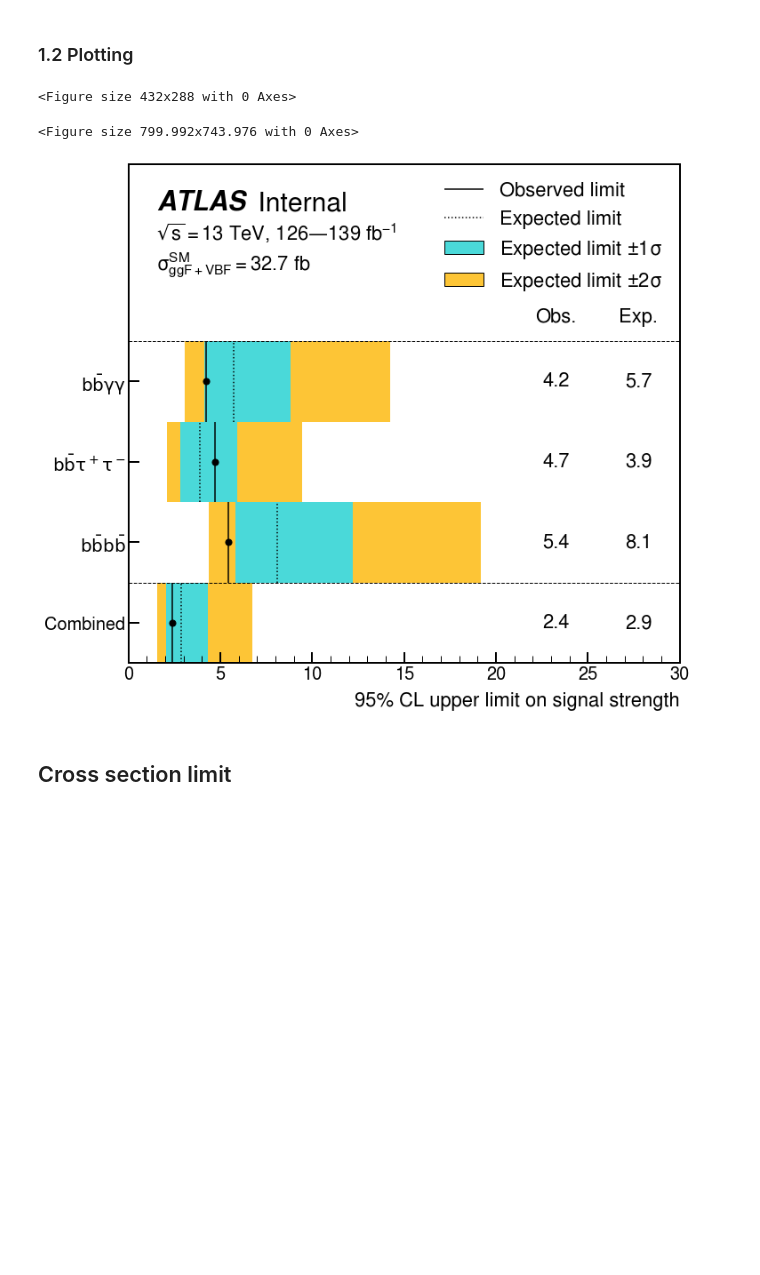
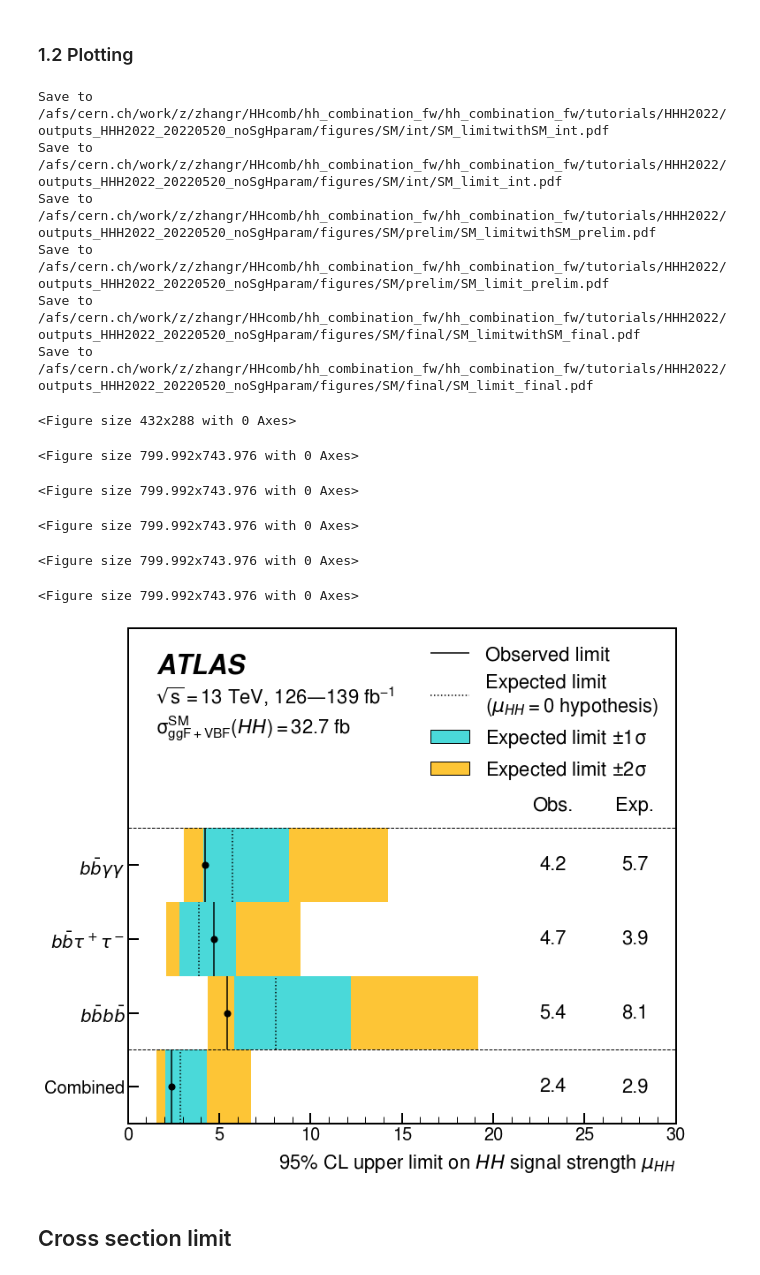
Before and after one commit to dyl64/hh_combination_fw, a Jupyter notebook: tutorials/HHH2022/GenPlots.ipynb, the cells around one changed output. Saved outputs shown, nothing was run; the diff lists cells and outputs as text; code cells hidden in the pictures; blank space fills up the shorter version.

Commit message:
Update plots

```diff
--- a/tutorials/HHH2022/GenPlots.ipynb
+++ b/tutorials/HHH2022/GenPlots.ipynb
@@ -47,9 +33,9 @@ def remove_list(data):
             data[k][p] = v_[0]
     return data
 channel_label_map = {
-    'bbbb': r"$\mathrm{b\bar{b}b\bar{b}}$",
-    'bbtautau': r"$\mathrm{b\bar{b}\tau^+\tau^-}$",
-    'bbyy': r"$\mathrm{b\bar{b}\gamma\gamma}$",
+    'bbbb': r"$\mathit{b\bar{b}b\bar{b}}$",
+    'bbtautau': r"$\mathit{b\bar{b}\tau^+\tau^-}$",
+    'bbyy': r"$\mathit{b\bar{b}\gamma\gamma}$",
     'combined': r"Combined",
 }
 # channel_text = {
@@ -59,11 +45,12 @@ channel_label_map = {
 #     'bbtautau': r'$m_H=125.09$ GeV//$\mathrm{HH\rightarrow b\bar{b}\tau^+\tau^-}$',
 # }
 channel_text = {
-    'combined': r'$\mathrm{HH\rightarrow b\bar{b}\tau^+\tau^-} + b\bar{b}\gamma\gamma + b\bar{b}b\bar{b}$',
-    'bbbb': r'$\mathrm{HH\rightarrow b\bar{b}b\bar{b}}$',
-    'bbyy': r'$\mathrm{HH\rightarrow b\bar{b}\gamma\gamma}$',
-    'bbtautau': r'$\mathrm{HH\rightarrow b\bar{b}\tau^+\tau^-}$',
+    'combined': r'$\mathit{HH\rightarrow b\bar{b}\tau^+\tau^- + b\bar{b}\gamma\gamma + b\bar{b}b\bar{b}}$',
+    'bbbb': r'$\mathit{HH\rightarrow b\bar{b}b\bar{b}}$',
+    'bbyy': r'$\mathit{HH\rightarrow b\bar{b}\gamma\gamma}$',
+    'bbtautau': r'$\mathit{HH\rightarrow b\bar{b}\tau^+\tau^-}$',
 }
+statuses = ['int', 'prelim', 'final']
 # %%
 31.02+1.723, 31.05+1.726
 # %% [output]
@@ -93,14 +80,15 @@ def append_limit_SM(sm_limit_df):
     return sm_limit_df
 
 
-def plot_SM(sm_limit_df, third = False):
+def plot_SM(sm_limit_df, third = False, status='int'):
     plotting_order = ['combined', 'bbbb', 'bbtautau', 'bbyy' ]
     sm_limit_df = sm_limit_df[plotting_order]
     analysis_label_options = {'fontsize':30, 'energy': '13 TeV',
+                              'status': status,
                                       'lumi': '126—139 fb$^{-1}$',
                                       # https://twiki.cern.ch/twiki/bin/view/LHCPhysics/LHCHWGHH?redirectedfrom=LHCPhysics.LHCHXSWGHH#Latest_recommendations_for_gluon
 #                                       'extra_text': r'$m_H=125.09$ GeV//$\sigma_{ggF+VBF}^{SM}=32.7$ fb', # 125.09GeV: 31.02+1.723=32.743;  125GeV: 31.05+1.726=32.776
-                                      'extra_text': r'$\sigma_{ggF+VBF}^{SM}=32.7$ fb', # 125.09GeV: 31.02+1.723=32.743;  125GeV: 31.05+1.726=32.776
+                                      'extra_text': r'$\sigma_{ggF+VBF}^{SM} (\mathit{HH})=32.7$ fb', # 125.09GeV: 31.02+1.723=32.743;  125GeV: 31.05+1.726=32.776
                                       }
     styles = {
         'figure':{
@@ -114,28 +102,41 @@ def plot_SM(sm_limit_df, third = False):
             },
     }
     config = {
-        'top_margin': 3.7 if third else 2.2,
+        'top_margin': 4 if third else 2.7,
     }
 
-    plotter = UpperLimit1DPlot(sm_limit_df, channel_label_map, line_below=["bbbb"], labels={'third': 'Expected limit\n(SM hypothesis)'} if third else {},
+    plotter = UpperLimit1DPlot(sm_limit_df, channel_label_map, line_below=["bbbb"], labels={'expected': 'Expected limit\n'+r'($\mathit{\mu_{HH}} = 0$ hypothesis)', 'third': 'Expected limit\n(SM hypothesis)'} if third else {'expected': 'Expected limit\n'+r'($\mathit{\mu_{HH}} = 0$ hypothesis)'},
                                analysis_label_options=analysis_label_options, styles=styles, config=config)
-    ax = plotter.draw(logx=False, xlabel=r"95% CL upper limit on signal strength", draw_observed=True, draw_stat=False, sig_fig=1,
+    ax = plotter.draw(logx=False, xlabel=r"95% CL upper limit on $\mathit{HH}$ signal strength $\mathit{\mu_{HH}}$", draw_observed=True, draw_stat=False, sig_fig=1,
                      draw_third_column = 'Exp.\n(SM)' if third else None,
                      )
     ax.set_xlim([0, 30])
-
-    plt.savefig(os.path.join(outdir_xsection, 'figures', f"SM_limit{'withSM' if third else ''}.pdf"), bbox_inches="tight")
+    os.makedirs(os.path.join(outdir_xsection, f'figures/SM/{status}/'), exist_ok=True)
+    filename = os.path.join(outdir_xsection, f'figures/SM/{status}/', f"SM_limit{'withSM' if third else ''}_{status}.pdf")
+    plt.savefig(filename, bbox_inches="tight")
+    print('Save to', filename)
 # %% [markdown]
 ### 1.2 Plotting
 # %%
 sm_limit_df = get_limit_data()
 sm_limit_df = append_limit_SM(sm_limit_df)
-plot_SM(sm_limit_df, third=True)
-plot_SM(sm_limit_df, third=False)
+for status in statuses:
+    plot_SM(sm_limit_df, third=True, status=status)
+    plot_SM(sm_limit_df, third=False, status=status)
 # %% [output]
-<Figure size 432x288 with 0 Axes>
+Save to /afs/cern.ch/work/z/zhangr/HHcomb/hh_combination_fw/hh_combination_fw/tutorials/HHH2022/outputs_HHH2022_20220520_noSgHparam/figures/SM/int/SM_limitwithSM_int.pdf
+Save to /afs/cern.ch/work/z/zhangr/HHcomb/hh_combination_fw/hh_combination_fw/tutorials/HHH2022/outputs_HHH2022_20220520_noSgHparam/figures/SM/int/SM_limit_int.pdf
+Save to /afs/cern.ch/work/z/zhangr/HHcomb/hh_combination_fw/hh_combination_fw/tutorials/HHH2022/outputs_HHH2022_20220520_noSgHparam/figures/SM/prelim/SM_limitwithSM_prelim.pdf
+Save to /afs/cern.ch/work/z/zhangr/HHcomb/hh_combination_fw/hh_combination_fw/tutorials/HHH2022/outputs_HHH2022_20220520_noSgHparam/figures/SM/prelim/SM_limit_prelim.pdf
+Save to /afs/cern.ch/work/z/zhangr/HHcomb/hh_combination_fw/hh_combination_fw/tutorials/HHH2022/outputs_HHH2022_20220520_noSgHparam/figures/SM/final/SM_limitwithSM_final.pdf
+Save to /afs/cern.ch/work/z/zhangr/HHcomb/hh_combination_fw/hh_combination_fw/tutorials/HHH2022/outputs_HHH2022_20220520_noSgHparam/figures/SM/final/SM_limit_final.pdf
-<Figure size 799.992x743.976 with 0 Axes>
+<Figure size 432x288 with 0 Axes>
+<Figure size 799.992x743.976 with 0 Axes>
+<Figure size 799.992x743.976 with 0 Axes>
+<Figure size 799.992x743.976 with 0 Axes>
+<Figure size 799.992x743.976 with 0 Axes>
+<Figure size 799.992x743.976 with 0 Axes>
-[figure, old version]
+[figure, new version]
 # %% [markdown]
 ## Cross section limit
 # %%
```
Also changed, not shown: parts of 20 cells of this notebook, 2 other files.
